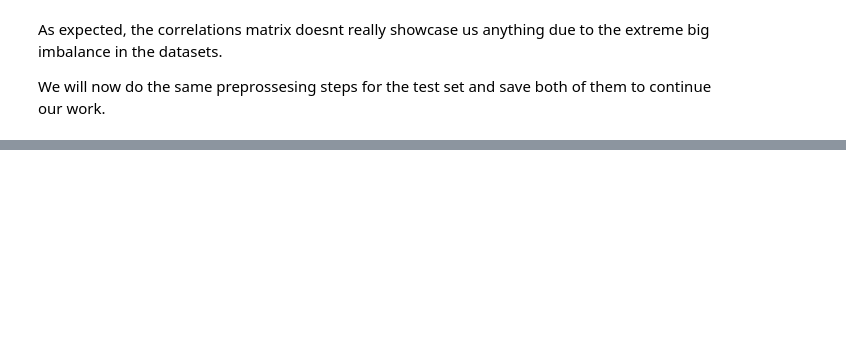
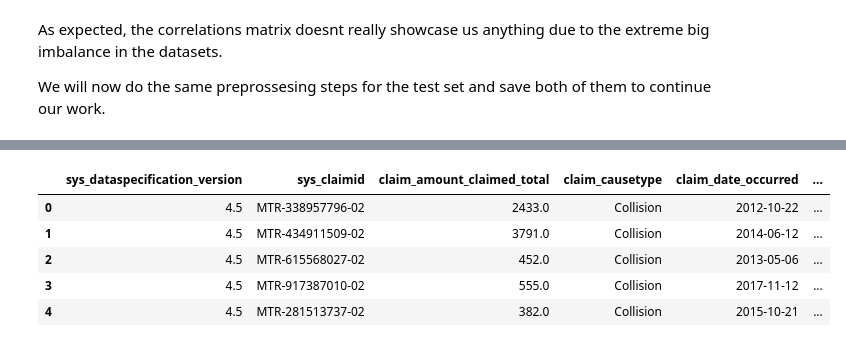
Before and after one commit to nikobent/fraud_detection, a Jupyter notebook: notebooks/notebook1-EDA&FeatureEng.ipynb, the cells around one changed output, grey strips where cells are left out. Cells and saved outputs as stored; diff of their text form; code cells hidden in the pictures; blank space fills up the shorter version.

```diff
--- a/notebooks/notebook1-EDA&FeatureEng.ipynb
+++ b/notebooks/notebook1-EDA&FeatureEng.ipynb
@@ -162,0 +198,20 @@ We will now do the same preprossesing steps for the test set and save both of th
+# %%
+# lets drop the ones with 1 unique and lets explore the rest
+# Columns to drop
+drop_cols = [
+    "sys_sector", "sys_label", "sys_process",
+    "sys_product", "sys_currency_code"
+]
+
+# Drop from both train and test
+claims.drop(columns=drop_cols, inplace=True)
+test.drop(columns=drop_cols, inplace=True)
+# %%
+claims.head()
+# %% [output]
+|  | sys_dataspecification_version | sys_claimid | claim_amount_claimed_total | claim_causetype | claim_date_occurred | ... |
+| 0 | 4.5 | MTR-338957796-02 | 2433.0 | Collision | 2012-10-22 | ... |
+| 1 | 4.5 | MTR-434911509-02 | 3791.0 | Collision | 2014-06-12 | ... |
+| 2 | 4.5 | MTR-615568027-02 | 452.0 | Collision | 2013-05-06 | ... |
+| 3 | 4.5 | MTR-917387010-02 | 555.0 | Collision | 2017-11-12 | ... |
+| 4 | 4.5 | MTR-281513737-02 | 382.0 | Collision | 2015-10-21 | ... |
```
Also changed, not shown: parts of 8 cells of this notebook, 3 other files.
